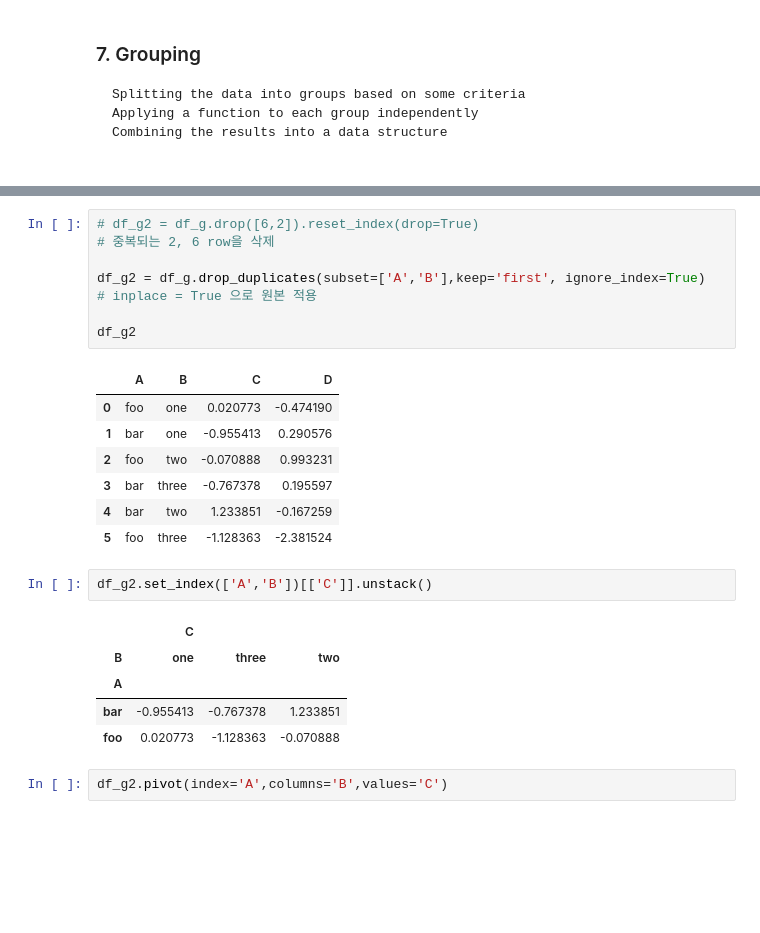
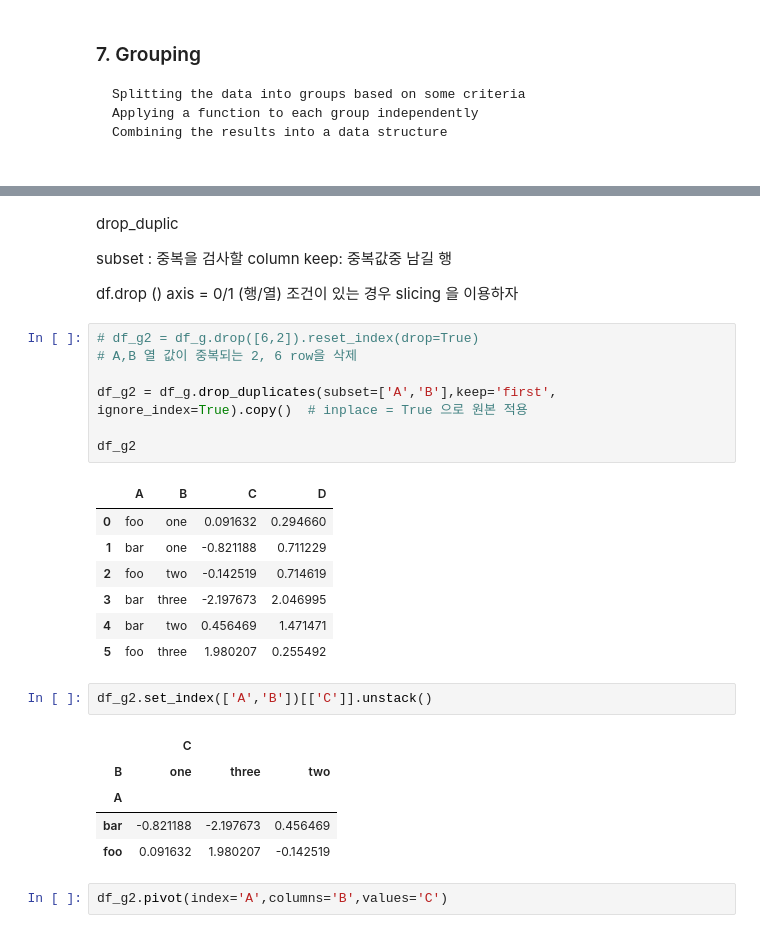
Before and after one commit to smjune/ipynb, a Jupyter notebook: pandas_guide.ipynb, the cells around one changed output, grey strips where cells are left out. Drawn from its saved outputs; the diff is of its cells as text; blank space fills up the shorter version.

```diff
--- a/pandas_guide.ipynb
+++ b/pandas_guide.ipynb
@@ -721,26 +757,34 @@ df_g.set_index(['A','B'])[['C']]#.unstack()
+# %% [markdown]
+drop_duplic
+
+subset : 중복을 검사할 column
+keep: 중복값중 남길 행
+
+df.drop ()
+axis = 0/1 (행/열)     조건이 있는 경우 slicing 을 이용하자
 # %%
 # df_g2 = df_g.drop([6,2]).reset_index(drop=True)
-# 중복되는 2, 6 row을 삭제
+# A,B 열 값이 중복되는 2, 6 row을 삭제
 
-df_g2 = df_g.drop_duplicates(subset=['A','B'],keep='first', ignore_index=True)  # inplace = True 으로 원본 적용
+df_g2 = df_g.drop_duplicates(subset=['A','B'],keep='first', ignore_index=True).copy()  # inplace = True 으로 원본 적용
 
 df_g2
 # %% [output]
 |  | A | B | C | D |
-| 0 | foo | one | 0.020773 | -0.474190 |
-| 1 | bar | one | -0.955413 | 0.290576 |
-| 2 | foo | two | -0.070888 | 0.993231 |
-| 3 | bar | three | -0.767378 | 0.195597 |
-| 4 | bar | two | 1.233851 | -0.167259 |
-| 5 | foo | three | -1.128363 | -2.381524 |
+| 0 | foo | one | 0.091632 | 0.294660 |
+| 1 | bar | one | -0.821188 | 0.711229 |
+| 2 | foo | two | -0.142519 | 0.714619 |
+| 3 | bar | three | -2.197673 | 2.046995 |
+| 4 | bar | two | 0.456469 | 1.471471 |
+| 5 | foo | three | 1.980207 | 0.255492 |
 # %%
 df_g2.set_index(['A','B'])[['C']].unstack()
 # %% [output]
 |  | C |  |  |
 | B | one | three | two |
 | A |  |  |  |
-| bar | -0.955413 | -0.767378 | 1.233851 |
-| foo | 0.020773 | -1.128363 | -0.070888 |
+| bar | -0.821188 | -2.197673 | 0.456469 |
+| foo | 0.091632 | 1.980207 | -0.142519 |
 # %%
 df_g2.pivot(index='A',columns='B',values='C')
 # %% [output]
```
Also changed, not shown: parts of 38 cells of this notebook, 5 other files.
